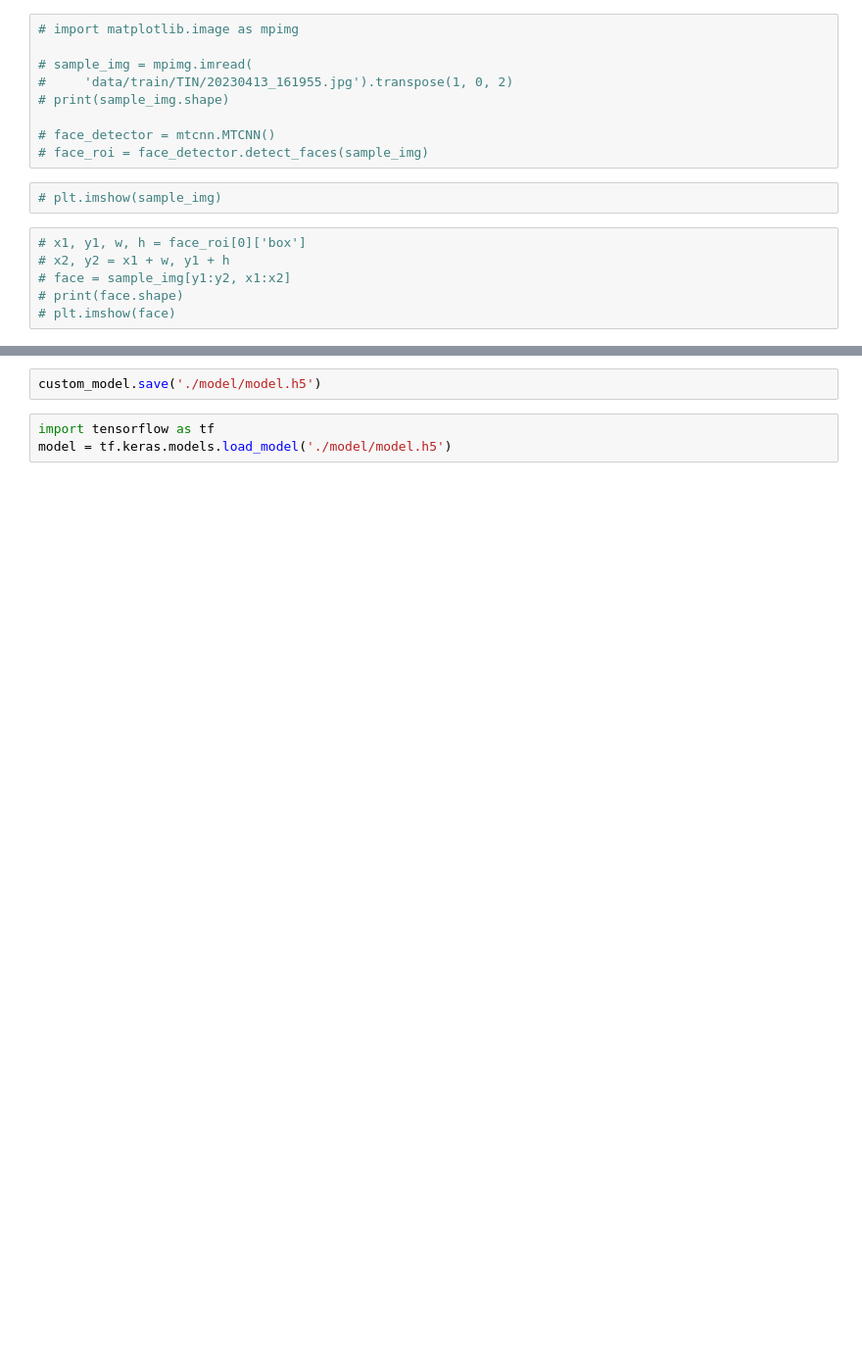
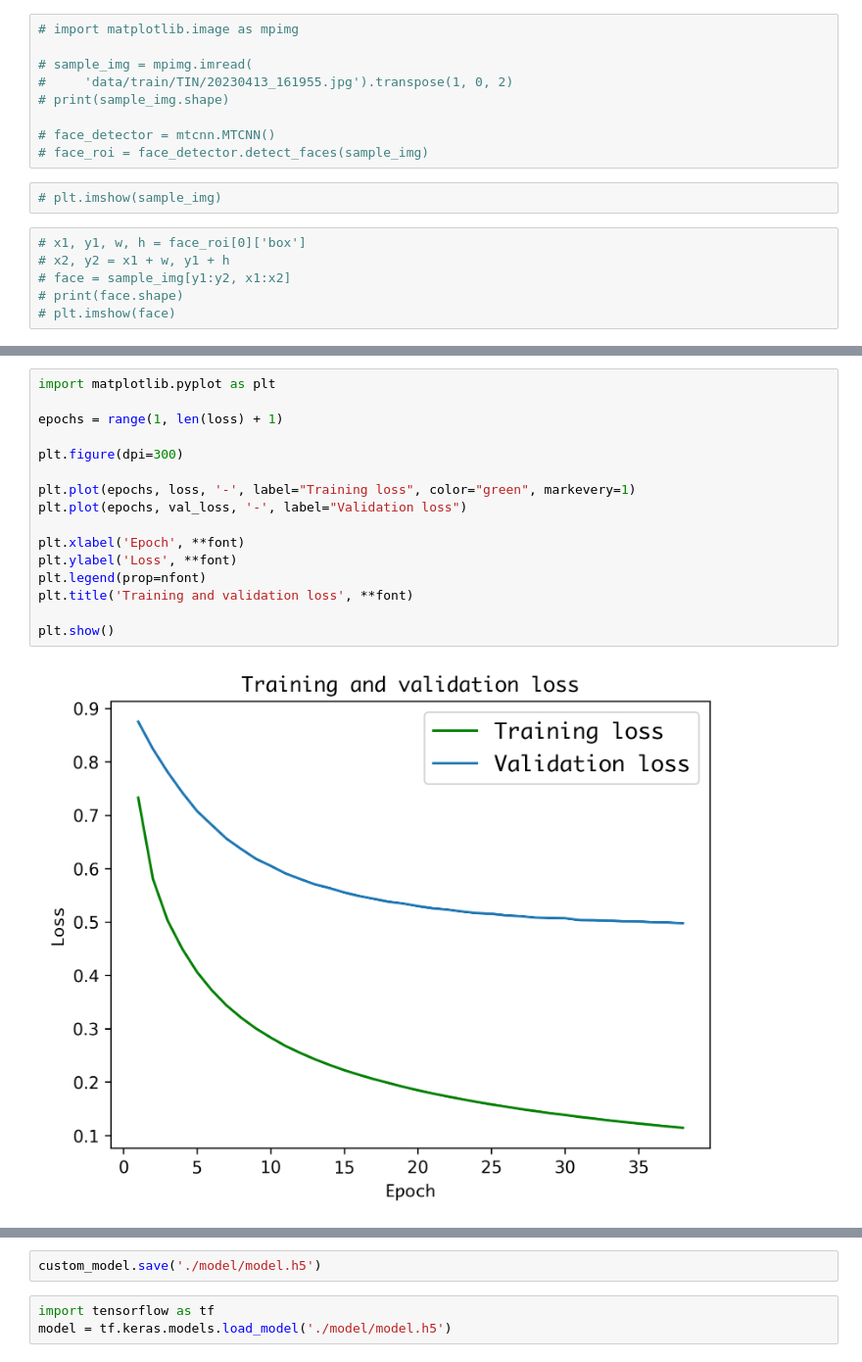
Before and after one commit to phatnguyencs20/Adrenaline, a Jupyter notebook: CoreML/notebook.ipynb, the cells around one changed output, grey strips where cells are left out. Shown at 98% size. Saved outputs shown, nothing was run; the diff lists cells and outputs as text; blank space fills up the shorter version.

```diff
--- a/CoreML/notebook.ipynb
+++ b/CoreML/notebook.ipynb
@@ -149 +194,19 @@ custom_model.evaluate(test_data, batch_size=5)
+# %%
+import matplotlib.pyplot as plt
+
+epochs = range(1, len(loss) + 1)
+
+plt.figure(dpi=300)
+
+plt.plot(epochs, loss, '-', label="Training loss", color="green", markevery=1)
+plt.plot(epochs, val_loss, '-', label="Validation loss")
+
+plt.xlabel('Epoch', **font)
+plt.ylabel('Loss', **font)
+plt.legend(prop=nfont)
+plt.title('Training and validation loss', **font)
+
+plt.show()
+# %% [output]
+[figure, added]
 # %%
```
Also changed, not shown: parts of 15 cells of this notebook, 3 other files.
